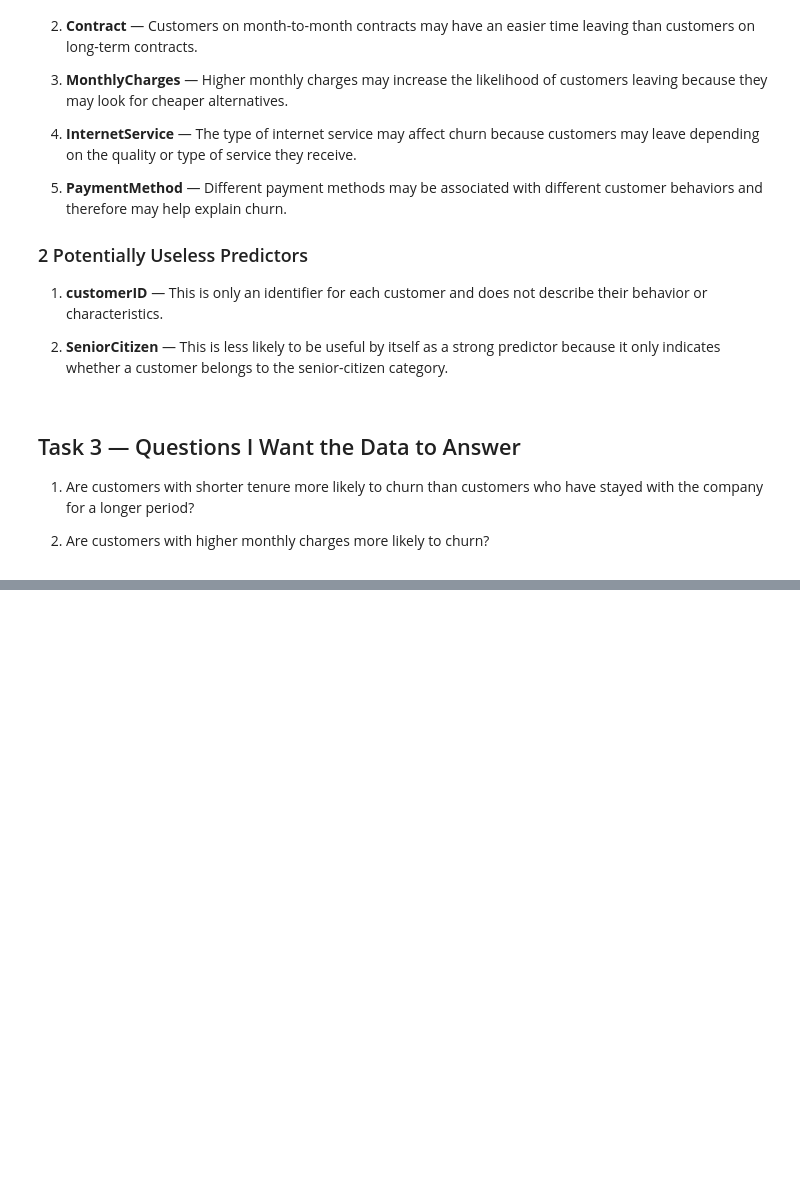
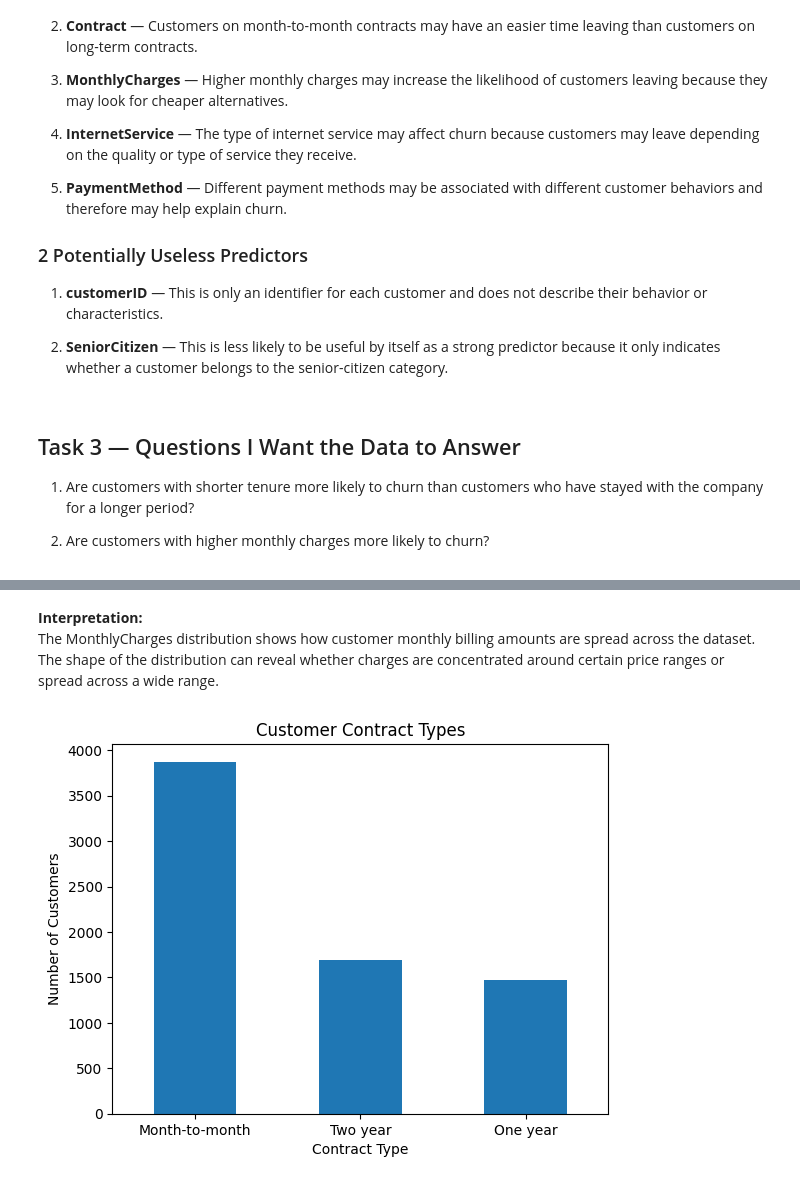
Before and after one commit to Shahrukh-aidev/machine-learning-journey, a Jupyter notebook: ML_LAB.ipynb, the cells around one changed output, grey strips where cells are left out. Cells and saved outputs as stored; diff of their text form; code cells hidden in the pictures; blank space fills up the shorter version.

```diff
--- a/ML_LAB.ipynb
+++ b/ML_LAB.ipynb
@@ -86,0 +389,13 @@ df.sample(10)
+# %% [markdown]
+**Interpretation:**
+The MonthlyCharges distribution shows how customer monthly billing amounts are spread across the dataset. The shape of the distribution can reveal whether charges are concentrated around certain price ranges or spread across a wide range.
+# %%
+cleaned_df['Contract'].value_counts().plot(kind='bar')
+
+plt.title('Customer Contract Types')
+plt.xlabel('Contract Type')
+plt.ylabel('Number of Customers')
+plt.xticks(rotation=0)
+plt.show()
+# %% [output]
+[figure, added]
```
Also changed, not shown: parts of 55 cells of this notebook.
